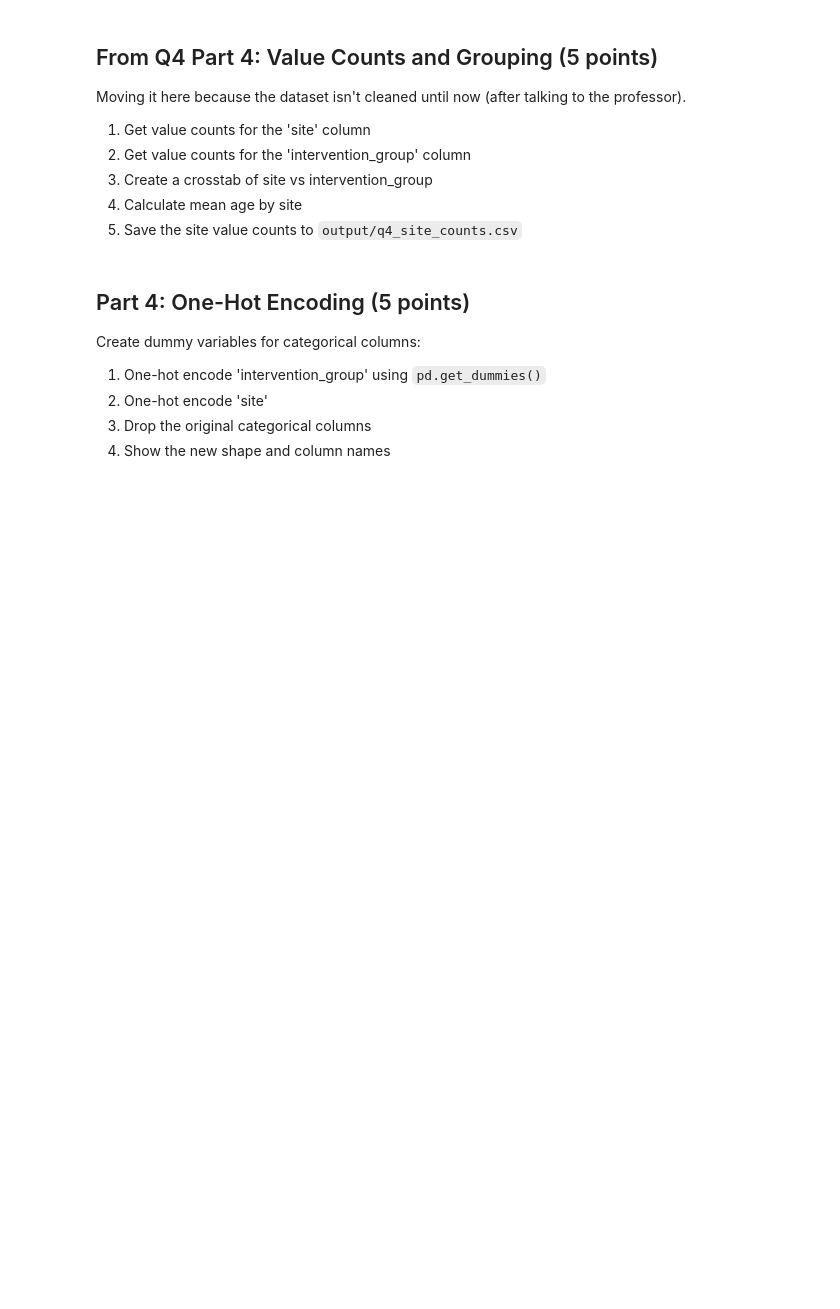
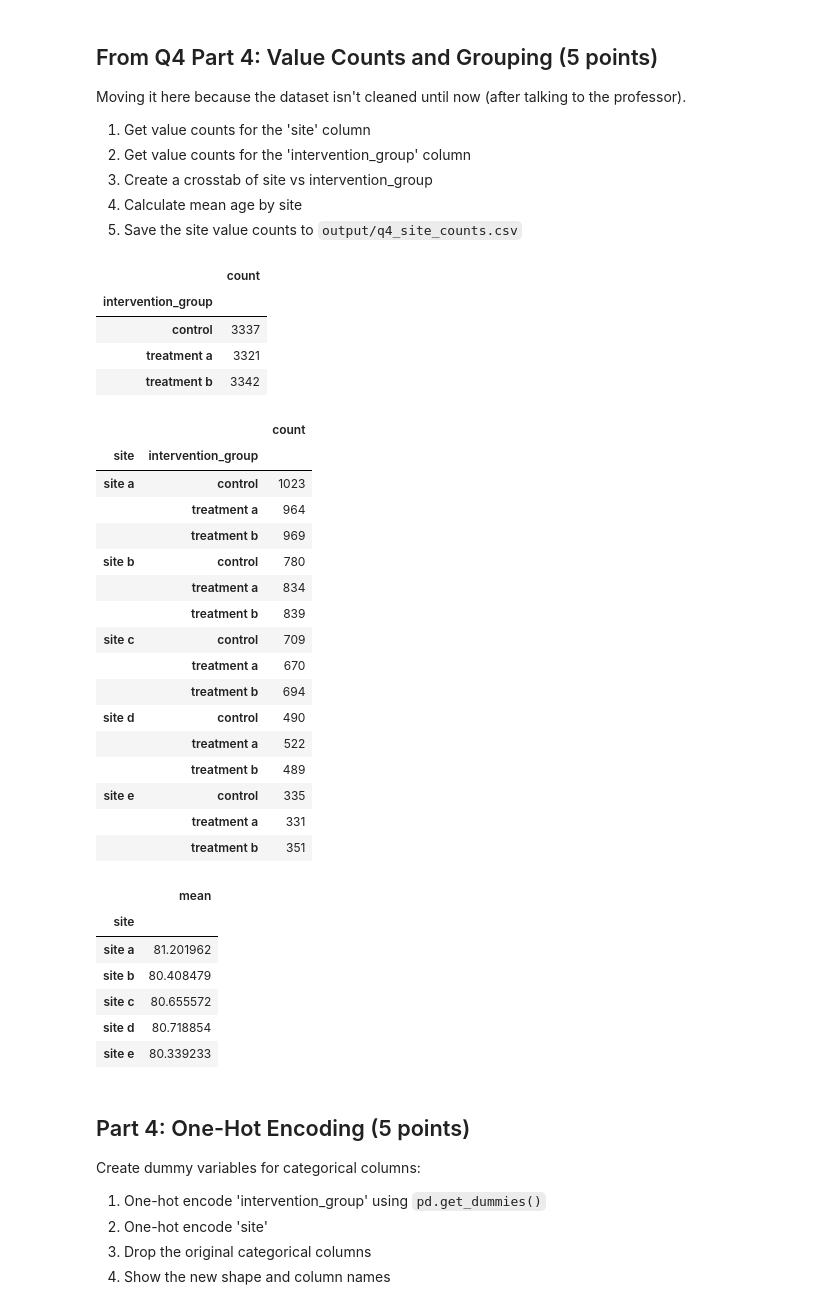
Before and after one commit to UCSF-DataSci/ds217-midterm-bobho1999, a Jupyter notebook: q6_transformation.ipynb, the cells around one changed output. Drawn from its saved outputs; the diff is of its cells as text; code cells hidden in the pictures; blank space fills up the shorter version.

```diff
--- a/q6_transformation.ipynb
+++ b/q6_transformation.ipynb
@@ -229,12 +229,45 @@ Moving it here because the dataset isn't cleaned until now (after talking to the
 # %%
 # TODO: Value counts and analysis
 site_counts = df_transformed.groupby('site')['site'].agg(['count'])
 inter_counts = df_transformed.groupby('intervention_group')['intervention_group'].agg(['count'])
+display(inter_counts)
 crosstabs = df_transformed.groupby(['site', 'intervention_group'])['patient_id'].agg(['count'])
+display(crosstabs)
 site_means = df_transformed.groupby('site')['age'].agg(['mean'])
+display(site_means)
 
 # TODO: Save output
 site_counts.to_csv('output/q4_site_counts.csv')
+# %% [output]
+|  | count |
+| intervention_group |  |
+| control | 3337 |
+| treatment a | 3321 |
+| treatment b | 3342 |
+|  |  | count |
+| site | intervention_group |  |
+| site a | control | 1023 |
+|  | treatment a | 964 |
+|  | treatment b | 969 |
+| site b | control | 780 |
+|  | treatment a | 834 |
+|  | treatment b | 839 |
+| site c | control | 709 |
+|  | treatment a | 670 |
+|  | treatment b | 694 |
+| site d | control | 490 |
+|  | treatment a | 522 |
+|  | treatment b | 489 |
+| site e | control | 335 |
+|  | treatment a | 331 |
+|  | treatment b | 351 |
+|  | mean |
+| site |  |
+| site a | 81.201962 |
+| site b | 80.408479 |
+| site c | 80.655572 |
+| site d | 80.718854 |
+| site e | 80.339233 |
 # %% [markdown]
 ## Part 4: One-Hot Encoding (5 points)
 
```
Also changed, not shown: parts of 1 cell of this notebook, 2 other files.
